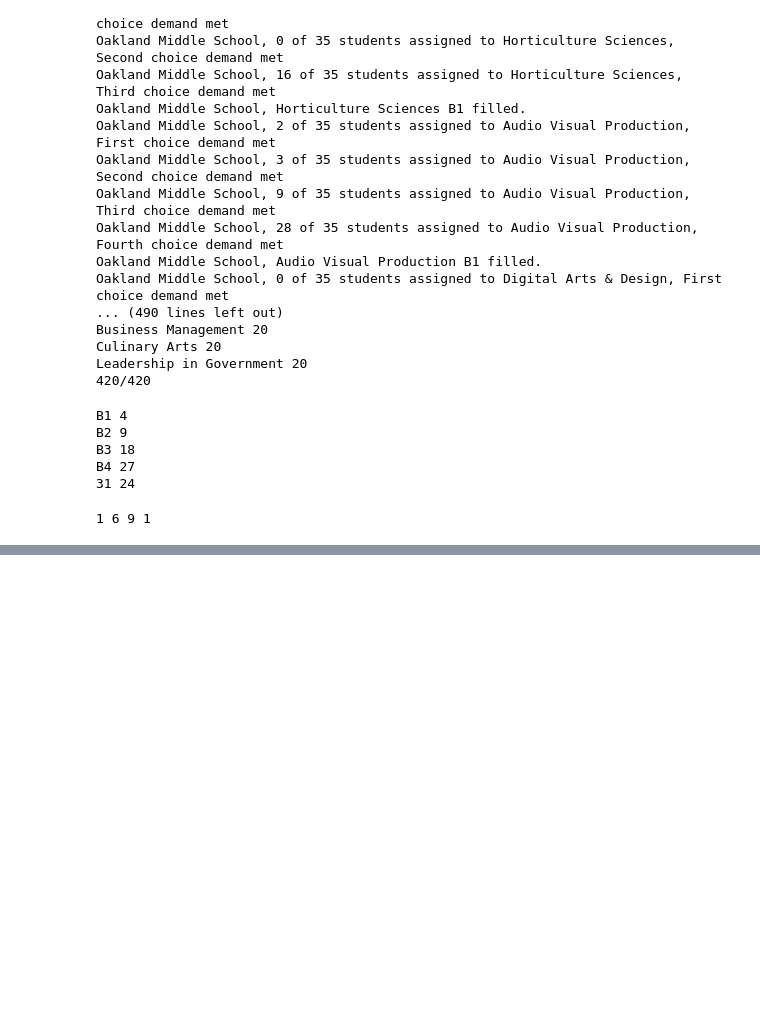
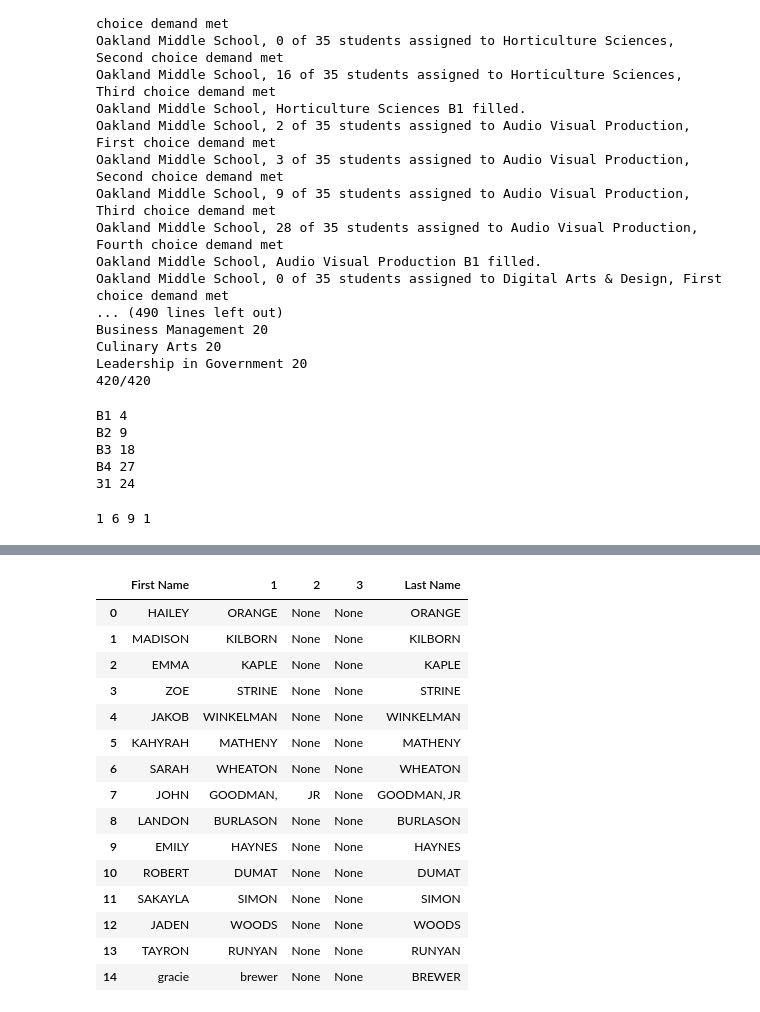
Before and after one commit to AlexMurphy-MTSU/YouScience, a Jupyter notebook: Deliverables/alg1.ipynb, the cells around one changed output, grey strips where cells are left out. Drawn from its saved outputs; the diff is of its cells as text; code cells hidden in the pictures; blank space fills up the shorter version.

```diff
--- a/Deliverables/alg1.ipynb
+++ b/Deliverables/alg1.ipynb
@@ -505,0 +537,33 @@ for POS in list(pos_rosters.keys()):
+# %%
+M = school_pos_df[['id', 'name']]
+M = M.name.str.split(' ',expand=True)
+M['Last Name'] = ''
+for i in range(len(M)):
+    row = M.iloc[i]
+    p1, p2, p3 = row[1], row[2], row[3]
+    if p2 == None:
+        M.loc[M.index[i], 'Last Name'] = p1.upper()
+    elif p3 == None:
+        M.loc[M.index[i], 'Last Name'] = ' '.join([p1, p2]).upper()
+    else:
+        M.loc[M.index[i], 'Last Name'] = ' '.join([p1, p2, p3]).upper()
+M.rename({0:'First Name'}, axis=1, inplace=True)
+# %%
+M.head(15)
+# %% [output]
+|  | First Name | 1 | 2 | 3 | Last Name |
+| 0 | HAILEY | ORANGE | None | None | ORANGE |
+| 1 | MADISON | KILBORN | None | None | KILBORN |
+| 2 | EMMA | KAPLE | None | None | KAPLE |
+| 3 | ZOE | STRINE | None | None | STRINE |
+| 4 | JAKOB | WINKELMAN | None | None | WINKELMAN |
+| 5 | KAHYRAH | MATHENY | None | None | MATHENY |
+| 6 | SARAH | WHEATON | None | None | WHEATON |
+| 7 | JOHN | GOODMAN, | JR | None | GOODMAN, JR |
+| 8 | LANDON | BURLASON | None | None | BURLASON |
+| 9 | EMILY | HAYNES | None | None | HAYNES |
+| 10 | ROBERT | DUMAT | None | None | DUMAT |
+| 11 | SAKAYLA | SIMON | None | None | SIMON |
+| 12 | JADEN | WOODS | None | None | WOODS |
+| 13 | TAYRON | RUNYAN | None | None | RUNYAN |
+| 14 | gracie | brewer | None | None | BREWER |
```
Also changed, not shown: parts of 9 cells of this notebook, 3 other files.
